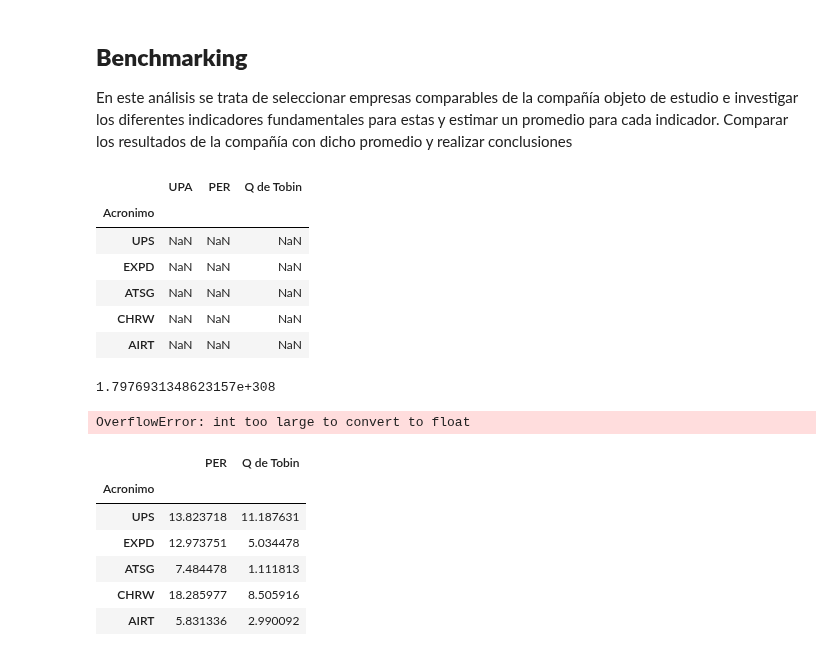
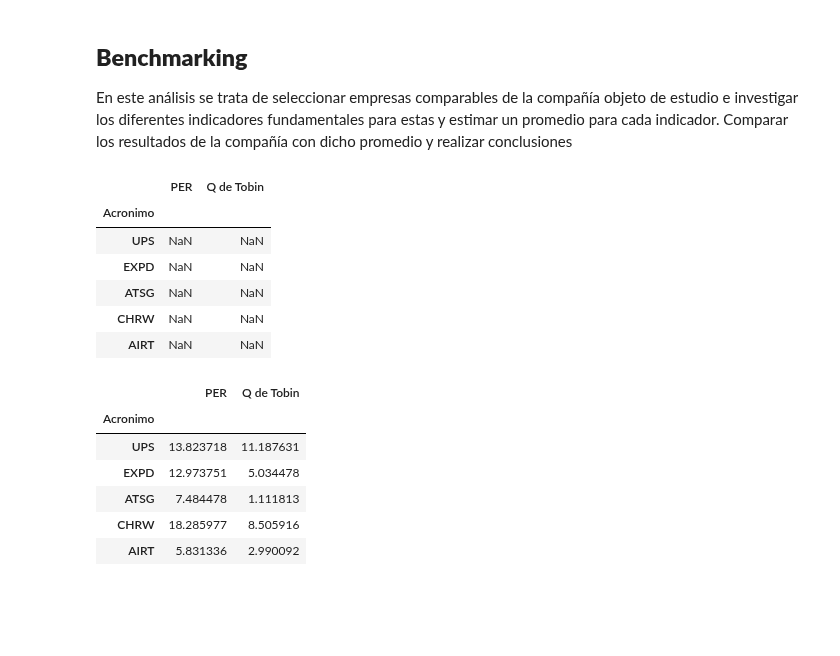
Before and after one commit to gabilang12/finanzas_corporativas, a Jupyter notebook: fc_parte_6.ipynb, the cells around one changed output. Drawn from its saved outputs; the diff is of its cells as text; code cells hidden in the pictures; blank space fills up the shorter version.

```diff
--- a/fc_parte_6.ipynb
+++ b/fc_parte_6.ipynb
@@ -619,27 +619,21 @@ En este análisis se trata de seleccionar empresas comparables de la compañía
 # %%
 #datos a trabajar
 tabla_benchmark = pd.DataFrame()
 tabla_benchmark['Acronimo'] = None
-tabla_benchmark['UPA'] = None
 tabla_benchmark['PER'] = None
 tabla_benchmark['Q de Tobin'] = None
-acronimos_empresas = ['UPS', 'EXPD', 'ATSG', 'CHRW', 'AIRT']
+acronimos_empresas = ['UPS', 'EXPD', 'ATSG', 'CHRW', 'AIRT'] #ponemos los acronimos de mi accion evaluada
 tabla_benchmark['Acronimo'] = acronimos_empresas
 tabla_benchmark = tabla_benchmark.set_index('Acronimo')
 tabla_benchmark
 # %% [output]
-|  | UPA | PER | Q de Tobin |
-| Acronimo |  |  |  |
-| UPS | NaN | NaN | NaN |
-| EXPD | NaN | NaN | NaN |
-| ATSG | NaN | NaN | NaN |
-| CHRW | NaN | NaN | NaN |
-| AIRT | NaN | NaN | NaN |
+|  | PER | Q de Tobin |
+| Acronimo |  |  |
+| UPS | NaN | NaN |
+| EXPD | NaN | NaN |
+| ATSG | NaN | NaN |
+| CHRW | NaN | NaN |
+| AIRT | NaN | NaN |
-# %%
-import sys
-sys.float_info.max
-# %% [output]
-1.7976931348623157e+308
 # %%
 for x in acronimos_empresas:
     index = x
@@ -740,15 +734,12 @@ for x in acronimos_empresas:
 
     #datos
     precio_accion = summary['Value']['Previous Close'].replace(",", "")
-    utilidades_netas = (Income_st[Income_st.columns.values[1]]['Net Income Common Stockholders'].replace(",", ""))*1000
-    acciones_en_circulacion = (Balance_sheet[Balance_sheet.columns.values[1]]['Share Issued'].replace(",", ""))*1000
-    patrimonio = (Balance_sheet[Balance_sheet.columns.values[1]]['Total Equity Gross Minority Interest'].replace(",", ""))*1000
+    utilidades_netas = int(Income_st[Income_st.columns.values[1]]['Net Income Common Stockholders'].replace(",", ""))*1000
+    acciones_en_circulacion = int(Balance_sheet[Balance_sheet.columns.values[1]]['Share Issued'].replace(",", ""))*1000
+    patrimonio = int(Balance_sheet[Balance_sheet.columns.values[1]]['Total Equity Gross Minority Interest'].replace(",", ""))*1000
 
-    tabla_benchmark['UPA'][x] = int(utilidades_netas) // int(acciones_en_circulacion)
-    tabla_benchmark['PER'][x] = float(precio_accion) / float(tabla_benchmark['UPA'][x])
+    tabla_benchmark['PER'][x] = float(precio_accion) / (int(utilidades_netas) / int(acciones_en_circulacion))
     tabla_benchmark['Q de Tobin'][x] = (float(precio_accion) * int(acciones_en_circulacion)) / int(patrimonio)
-# %% [output]
-OverflowError: int too large to convert to float
 # %%
 tabla_benchmark
 # %% [output]
```
Also changed, not shown: parts of 3 cells of this notebook.
